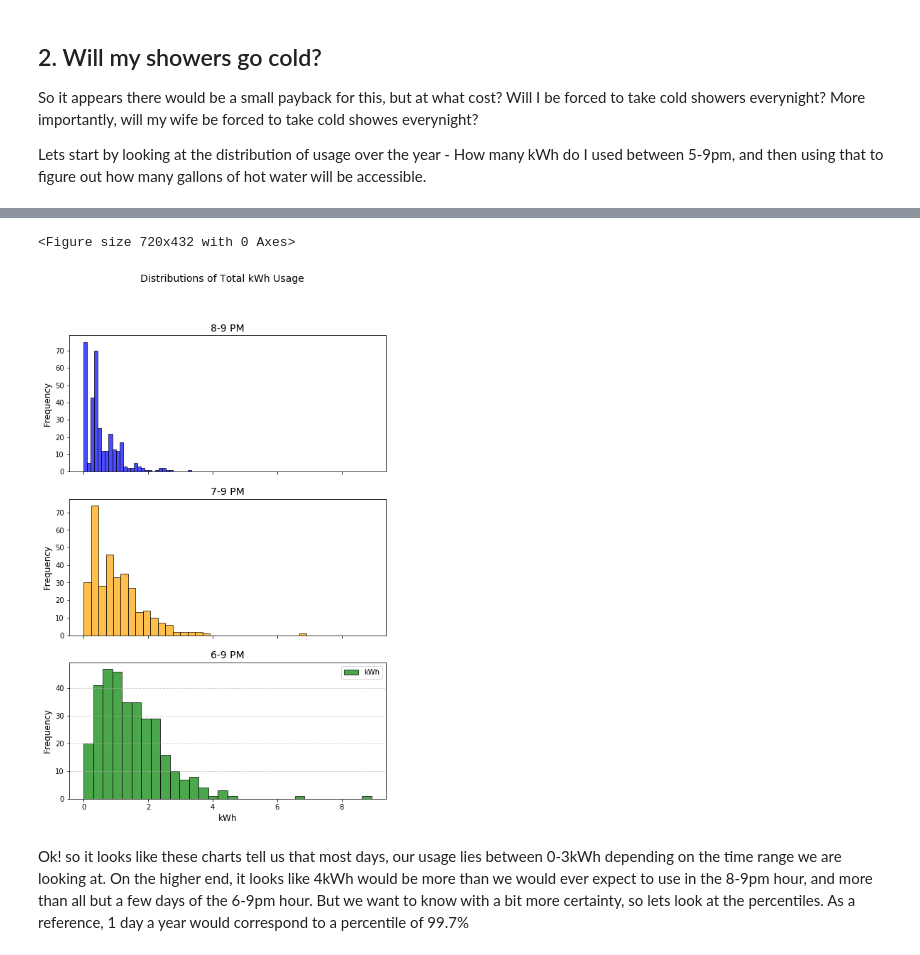
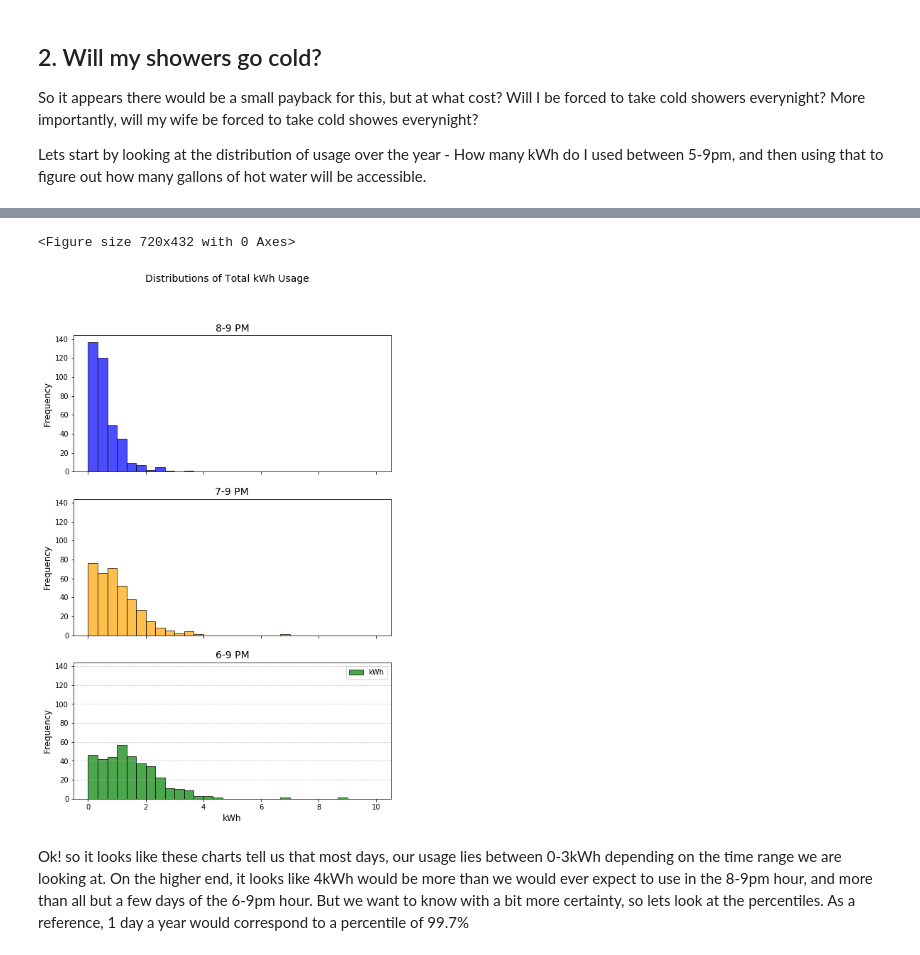
Before and after one commit to andrewdglick/Water-Heater-Musings, a Jupyter notebook: WH_TOU.ipynb, the cells around one changed output, grey strips where cells are left out. Cells and saved outputs as stored; diff of their text form; code cells hidden in the pictures.

Commit message:
run file with updated data, and change histogram bin width

```diff
--- a/WH_TOU.ipynb
+++ b/WH_TOU.ipynb
@@ -137,38 +157,38 @@ total_kwh_6_8pm = kwh_6_8pm.resample('D').sum()
 
 # Plot the distributions
 plt.figure(figsize=(10, 6))
 
 # Create subplots for the histograms
-fig, axes = plt.subplots(3, 1, figsize=(8, 12), sharex=True)
+fig, axes = plt.subplots(3, 1, figsize=(8, 12), sharex=True,sharey=True)
 
 # Distribution for 8 PM
-axes[0].hist(total_kwh_8pm, bins=30, color='blue', edgecolor='black', alpha=0.7)
+axes[0].hist(total_kwh_8pm, bins=30, range=(0,10),color='blue', edgecolor='black', alpha=0.7)
 axes[0].set_title('8-9 PM', fontsize=14)
 axes[0].set_ylabel('Frequency', fontsize=12)
 
 # Distribution for 7-8 PM
-axes[1].hist(total_kwh_7_8pm, bins=30, color='orange', edgecolor='black', alpha=0.7)
+axes[1].hist(total_kwh_7_8pm, bins=30, range=(0,10), color='orange', edgecolor='black', alpha=0.7)
 axes[1].set_title('7-9 PM', fontsize=14)
 axes[1].set_ylabel('Frequency', fontsize=12)
 
 # Distribution for 6-8 PM
-axes[2].hist(total_kwh_6_8pm, bins=30, color='green', edgecolor='black', alpha=0.7)
+axes[2].hist(total_kwh_6_8pm, bins=30,range=(0,10), color='green', edgecolor='black', alpha=0.7)
 axes[2].set_title('6-9 PM', fontsize=14)
 axes[2].set_xlabel('Total kWh', fontsize=12)
 axes[2].set_ylabel('Frequency', fontsize=12)
 
 # Add labels and title
 plt.suptitle('Distributions of Total kWh Usage', fontsize=14)
 plt.xlabel('kWh', fontsize=12)
 plt.ylabel('Frequency', fontsize=12)
 plt.legend()
 plt.grid(axis='y', linestyle='--', alpha=0.7)
 
 # Show the plot
 plt.show()
 # %% [output]
 <Figure size 720x432 with 0 Axes>
-[figure, old version]
+[figure, new version]
 # %% [markdown]
 Ok! so it looks like these charts tell us that most days, our usage lies between 0-3kWh depending on the time range we are looking at. On the higher end, it looks like 4kWh would be more than we would ever expect to use in the 8-9pm hour, and more than all but a few days of the 6-9pm hour. But we want to know with a bit more certainty, so lets look at the percentiles. As a reference, 1 day a year would correspond to a percentile of 99.7%
 # %%
```
Also changed, not shown: parts of 4 cells of this notebook.
